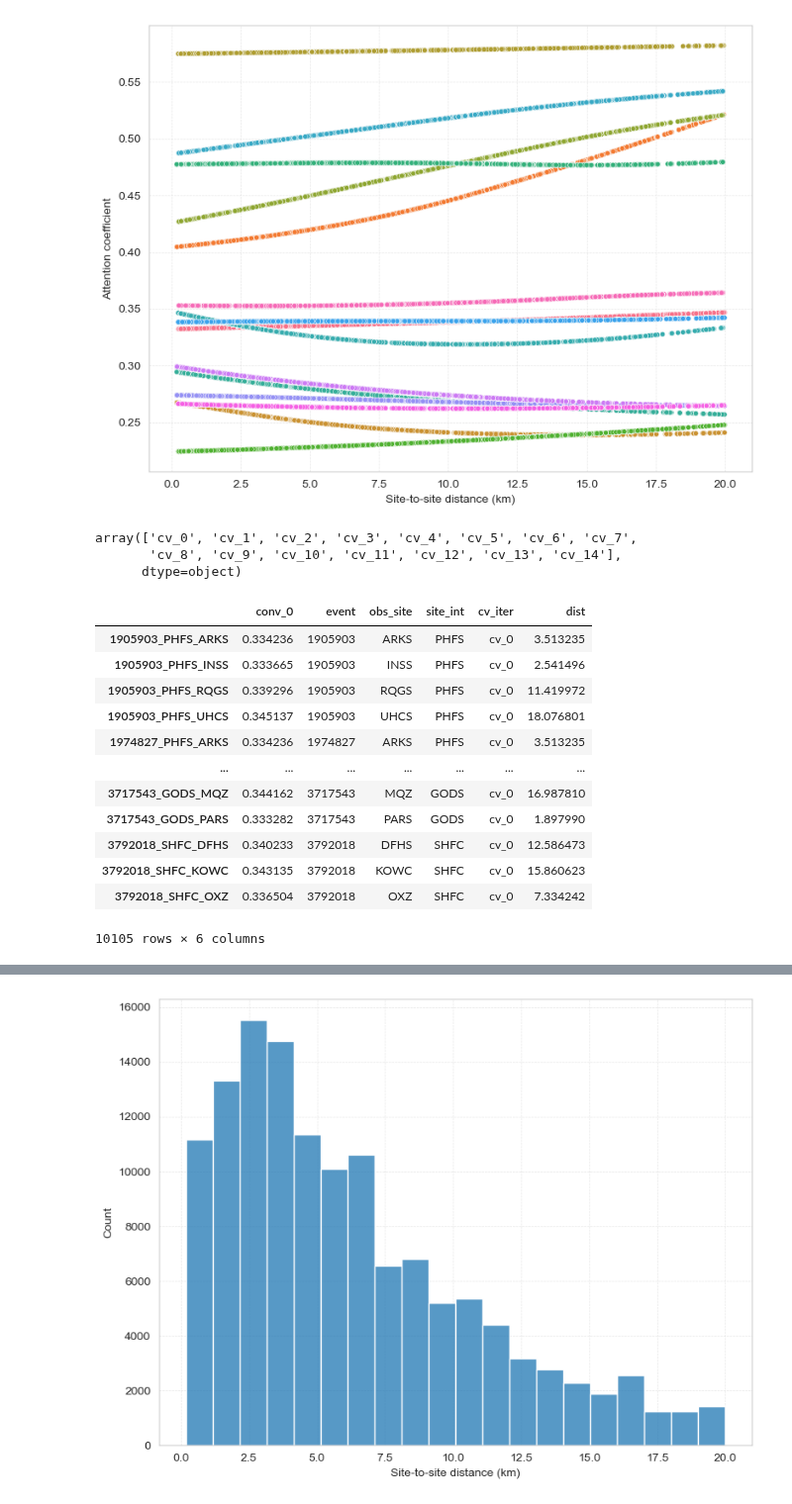
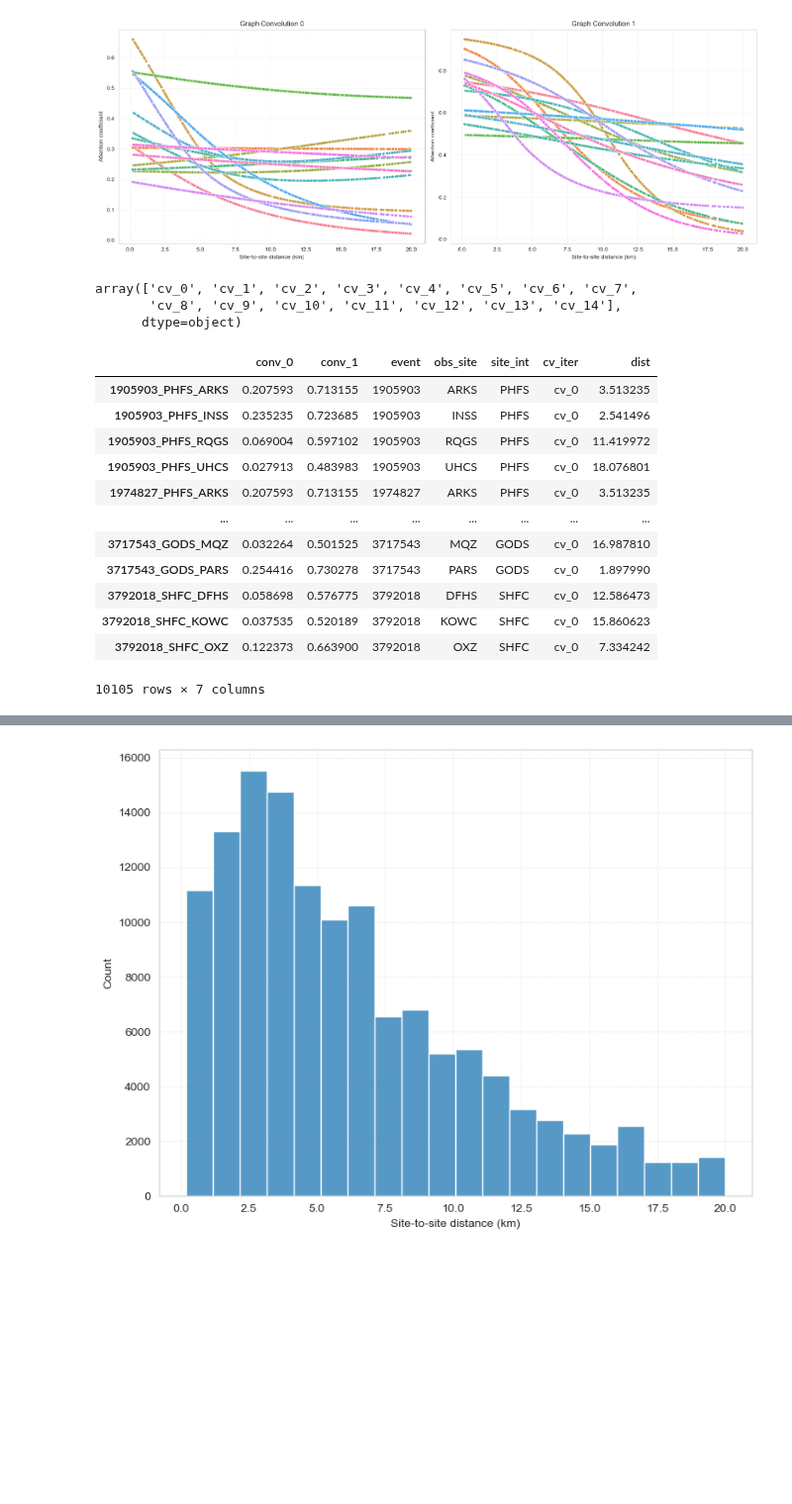
Before and after one commit to claudio525/post_event_gm_gnn, a Jupyter notebook: sim_ranking/explore/gnn/attn_coeffs.ipynb, the cells around one changed output, grey strips where cells are left out. Shown at 99% size. Saved outputs shown, nothing was run; the diff lists cells and outputs as text; code cells hidden in the pictures; blank space fills up the shorter version.

```diff
--- a/sim_ranking/explore/gnn/attn_coeffs.ipynb
+++ b/sim_ranking/explore/gnn/attn_coeffs.ipynb
@@ -15,7 +15,7 @@ import ml_tools as mlt
 
 warnings.simplefilter(action='ignore', category=FutureWarning)
 # %%
-results_dir = Path("/Users/claudy/dev/work/data/sim_ranking/results/gnn/simple/1125_1018_cv_test")
+results_dir = Path("/Users/claudy/dev/work/data/sim_ranking/results/gnn/simple/1125_1122_cv_test")
 wdata = Path("/Users/claudy/dev/work/data")
 # %%
 run_config = sr.ml.gnn_gm.RunConfig.from_yaml(results_dir / "run_config.yaml")
@@ -35,17 +35,23 @@ row_ind = dist_matrix.index.get_indexer_for(val_attn_coefs.site_int)
 col_ind = dist_matrix.columns.get_indexer_for(val_attn_coefs.obs_site)
 val_attn_coefs["dist"] = dist_matrix.values[row_ind, col_ind]
 # %%
-fig, ax = plt.subplots(figsize=(8, 6))
+fig, (ax1, ax2) = mlt.plotting.get_fig_axes(2, 2, 1, (8, 6))
 
-sns.scatterplot(data=val_attn_coefs, x="dist", y="conv_0", ax=ax, hue="cv_iter", legend=False, size=1.0)
+sns.scatterplot(data=val_attn_coefs, x="dist", y="conv_0", ax=ax1, hue="cv_iter", legend=False, size=1.0)
+ax1.set_xlabel("Site-to-site distance (km)")
+ax1.set_ylabel("Attention coefficient")
+ax1.grid(linewidth=0.5, alpha=0.5, linestyle="--")
+ax1.set_title("Graph Convolution 0")
 
-ax.set_xlabel("Site-to-site distance (km)")
-ax.set_ylabel("Attention coefficient")
-ax.grid(linewidth=0.5, alpha=0.5, linestyle="--")
+sns.scatterplot(data=val_attn_coefs, x="dist", y="conv_1", ax=ax2, hue="cv_iter", legend=False, size=1.0)
+ax2.set_xlabel("Site-to-site distance (km)")
+ax2.set_ylabel("Attention coefficient")
+ax2.grid(linewidth=0.5, alpha=0.5, linestyle="--")
+ax2.set_title("Graph Convolution 1")
 
 fig.tight_layout()
 # %% [output]
-[figure, old version]
+[figure, new version]
 # %%
 val_attn_coefs.cv_iter.unique()
 # %% [output]
@@ -55,19 +61,19 @@ array(['cv_0', 'cv_1', 'cv_2', 'cv_3', 'cv_4', 'cv_5', 'cv_6', 'cv_7',
 # %%
 val_attn_coefs.loc[val_attn_coefs.cv_iter == "cv_0"].sort_index()
 # %% [output]
-|  | conv_0 | event | obs_site | site_int | cv_iter | dist |
-| 1905903_PHFS_ARKS | 0.334236 | 1905903 | ARKS | PHFS | cv_0 | 3.513235 |
-| 1905903_PHFS_INSS | 0.333665 | 1905903 | INSS | PHFS | cv_0 | 2.541496 |
-| 1905903_PHFS_RQGS | 0.339296 | 1905903 | RQGS | PHFS | cv_0 | 11.419972 |
-| 1905903_PHFS_UHCS | 0.345137 | 1905903 | UHCS | PHFS | cv_0 | 18.076801 |
-| 1974827_PHFS_ARKS | 0.334236 | 1974827 | ARKS | PHFS | cv_0 | 3.513235 |
-| ... | ... | ... | ... | ... | ... | ... |
-| 3717543_GODS_MQZ | 0.344162 | 3717543 | MQZ | GODS | cv_0 | 16.987810 |
-| 3717543_GODS_PARS | 0.333282 | 3717543 | PARS | GODS | cv_0 | 1.897990 |
-| 3792018_SHFC_DFHS | 0.340233 | 3792018 | DFHS | SHFC | cv_0 | 12.586473 |
-| 3792018_SHFC_KOWC | 0.343135 | 3792018 | KOWC | SHFC | cv_0 | 15.860623 |
-| 3792018_SHFC_OXZ | 0.336504 | 3792018 | OXZ | SHFC | cv_0 | 7.334242 |
+|  | conv_0 | conv_1 | event | obs_site | site_int | cv_iter | dist |
+| 1905903_PHFS_ARKS | 0.207593 | 0.713155 | 1905903 | ARKS | PHFS | cv_0 | 3.513235 |
+| 1905903_PHFS_INSS | 0.235235 | 0.723685 | 1905903 | INSS | PHFS | cv_0 | 2.541496 |
+| 1905903_PHFS_RQGS | 0.069004 | 0.597102 | 1905903 | RQGS | PHFS | cv_0 | 11.419972 |
+| 1905903_PHFS_UHCS | 0.027913 | 0.483983 | 1905903 | UHCS | PHFS | cv_0 | 18.076801 |
+| 1974827_PHFS_ARKS | 0.207593 | 0.713155 | 1974827 | ARKS | PHFS | cv_0 | 3.513235 |
+| ... | ... | ... | ... | ... | ... | ... | ... |
+| 3717543_GODS_MQZ | 0.032264 | 0.501525 | 3717543 | MQZ | GODS | cv_0 | 16.987810 |
+| 3717543_GODS_PARS | 0.254416 | 0.730278 | 3717543 | PARS | GODS | cv_0 | 1.897990 |
+| 3792018_SHFC_DFHS | 0.058698 | 0.576775 | 3792018 | DFHS | SHFC | cv_0 | 12.586473 |
+| 3792018_SHFC_KOWC | 0.037535 | 0.520189 | 3792018 | KOWC | SHFC | cv_0 | 15.860623 |
+| 3792018_SHFC_OXZ | 0.122373 | 0.663900 | 3792018 | OXZ | SHFC | cv_0 | 7.334242 |
-10105 rows × 6 columns
+10105 rows × 7 columns
 # %%
 val_attn_coefs.loc[val_attn_coefs.cv_iter == "cv_1"].sort_index()
 # %% [output]
```
Also changed, not shown: parts of 1 cell of this notebook, 3 other files.
